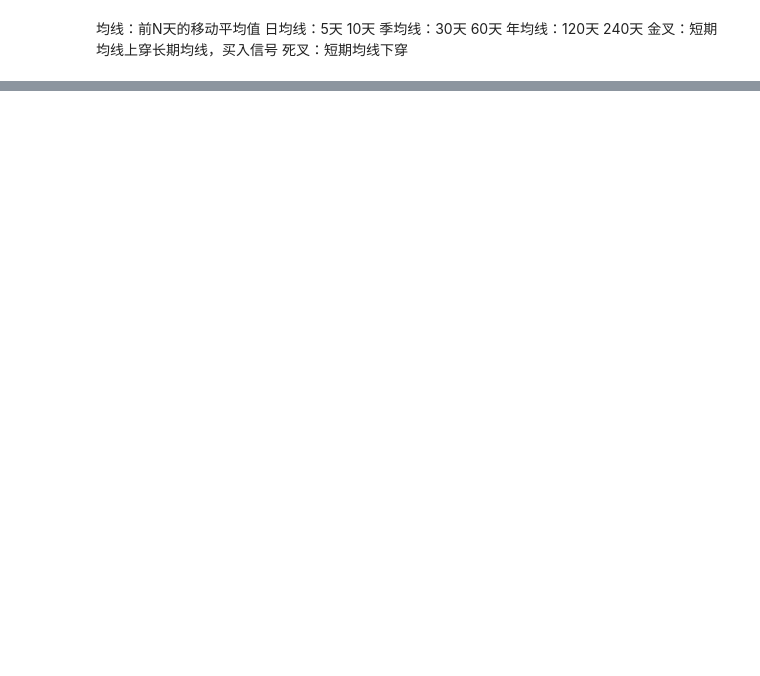
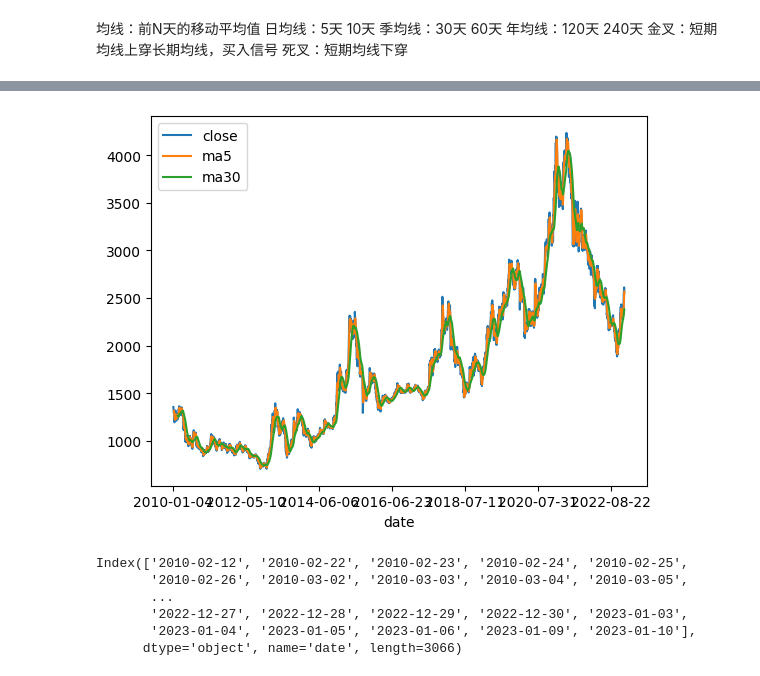
Before and after one commit to LyTsai/StudyLog, a Jupyter notebook: Python/anaconda/DoubleMovingAverage双均线.ipynb, the cells around one changed output, grey strips where cells are left out. Cells and saved outputs as stored; diff of their text form; code cells hidden in the pictures; blank space fills up the shorter version.

```diff
--- a/Python/anaconda/DoubleMovingAverage双均线.ipynb
+++ b/Python/anaconda/DoubleMovingAverage双均线.ipynb
@@ -32,0 +18,9 @@ stock_record
+# %%
+# stock_record['ma5'] = np.nan
+# ma_day = 5
+# for i in range(4, len(stock_record)):
+#   stock_record.loc[stock_record.index[i], 'ma5'] = stock_record['close'][i - 4: i + 1].mean()
+# rolling
+stock_record['ma5'] = stock_record['close'].rolling(5).mean()
+stock_record['ma30'] = stock_record['close'].rolling(30).mean()
+# mpl finace包， mav函数可以直接
@@ -32,0 +42,17 @@ stock_record
+# %%
+stock_record[['close', 'ma5', 'ma30']].plot()
+plt.show()
+# %% [output]
+[figure, added]
+# %%
+stock_record = stock_record.dropna()
+
+# 金叉
+(stock_record['ma5'] - stock_record['ma30']).index
+# %% [output]
+Index(['2010-02-12', '2010-02-22', '2010-02-23', '2010-02-24', '2010-02-25',
+       '2010-02-26', '2010-03-02', '2010-03-03', '2010-03-04', '2010-03-05',
+       ...
+       '2022-12-27', '2022-12-28', '2022-12-29', '2022-12-30', '2023-01-03',
+       '2023-01-04', '2023-01-05', '2023-01-06', '2023-01-09', '2023-01-10'],
+      dtype='object', name='date', length=3066)
```
Also changed, not shown: parts of 3 cells of this notebook.
